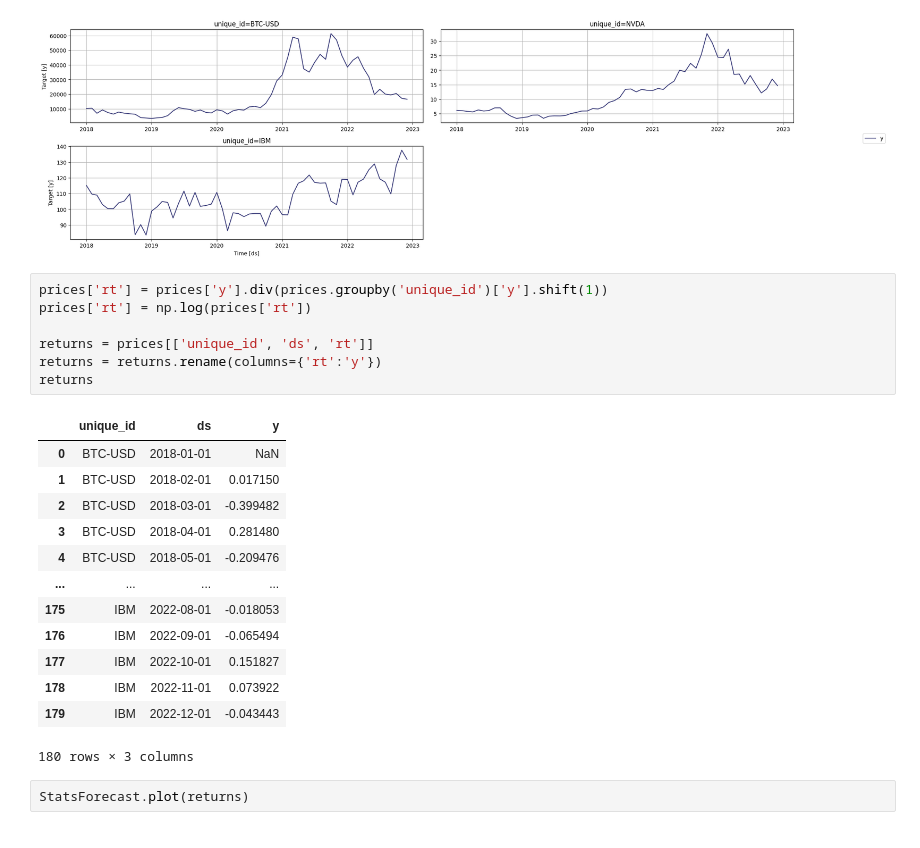
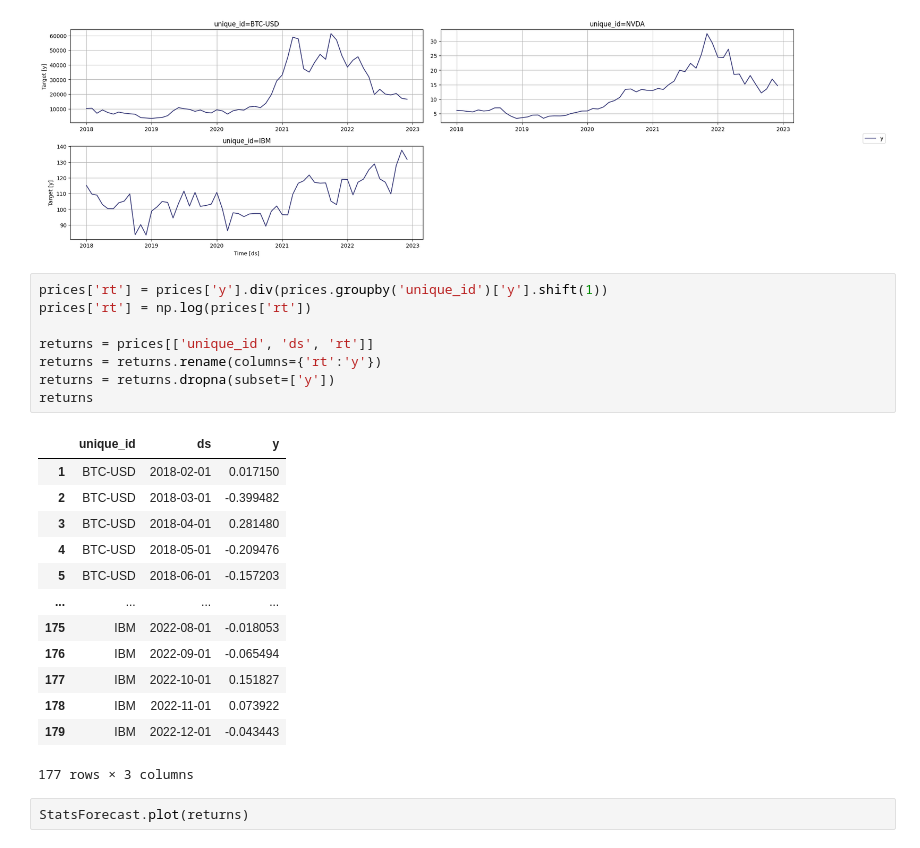
Before and after one commit to marcosherediapimienta/GenerativeAI_TimeSeries, a Jupyter notebook: Test_3.ipynb, the cells around one changed output. Saved outputs shown, nothing was run; the diff lists cells and outputs as text.

```diff
--- a/Test_3.ipynb
+++ b/Test_3.ipynb
@@ -60,24 +60,25 @@ StatsForecast.plot(prices)
 # %%
 prices['rt'] = prices['y'].div(prices.groupby('unique_id')['y'].shift(1))
 prices['rt'] = np.log(prices['rt'])
 
 returns = prices[['unique_id', 'ds', 'rt']]
 returns = returns.rename(columns={'rt':'y'})
+returns = returns.dropna(subset=['y'])
 returns
 # %% [output]
 |  | unique_id | ds | y |
-| 0 | BTC-USD | 2018-01-01 | NaN |
 | 1 | BTC-USD | 2018-02-01 | 0.017150 |
 | 2 | BTC-USD | 2018-03-01 | -0.399482 |
 | 3 | BTC-USD | 2018-04-01 | 0.281480 |
 | 4 | BTC-USD | 2018-05-01 | -0.209476 |
+| 5 | BTC-USD | 2018-06-01 | -0.157203 |
 | ... | ... | ... | ... |
 | 175 | IBM | 2022-08-01 | -0.018053 |
 | 176 | IBM | 2022-09-01 | -0.065494 |
 | 177 | IBM | 2022-10-01 | 0.151827 |
 | 178 | IBM | 2022-11-01 | 0.073922 |
 | 179 | IBM | 2022-12-01 | -0.043443 |
-180 rows × 3 columns
+177 rows × 3 columns
 # %%
 StatsForecast.plot(returns)
 # %% [output]
```
Also changed, not shown: parts of 10 cells of this notebook, 1 other file.
